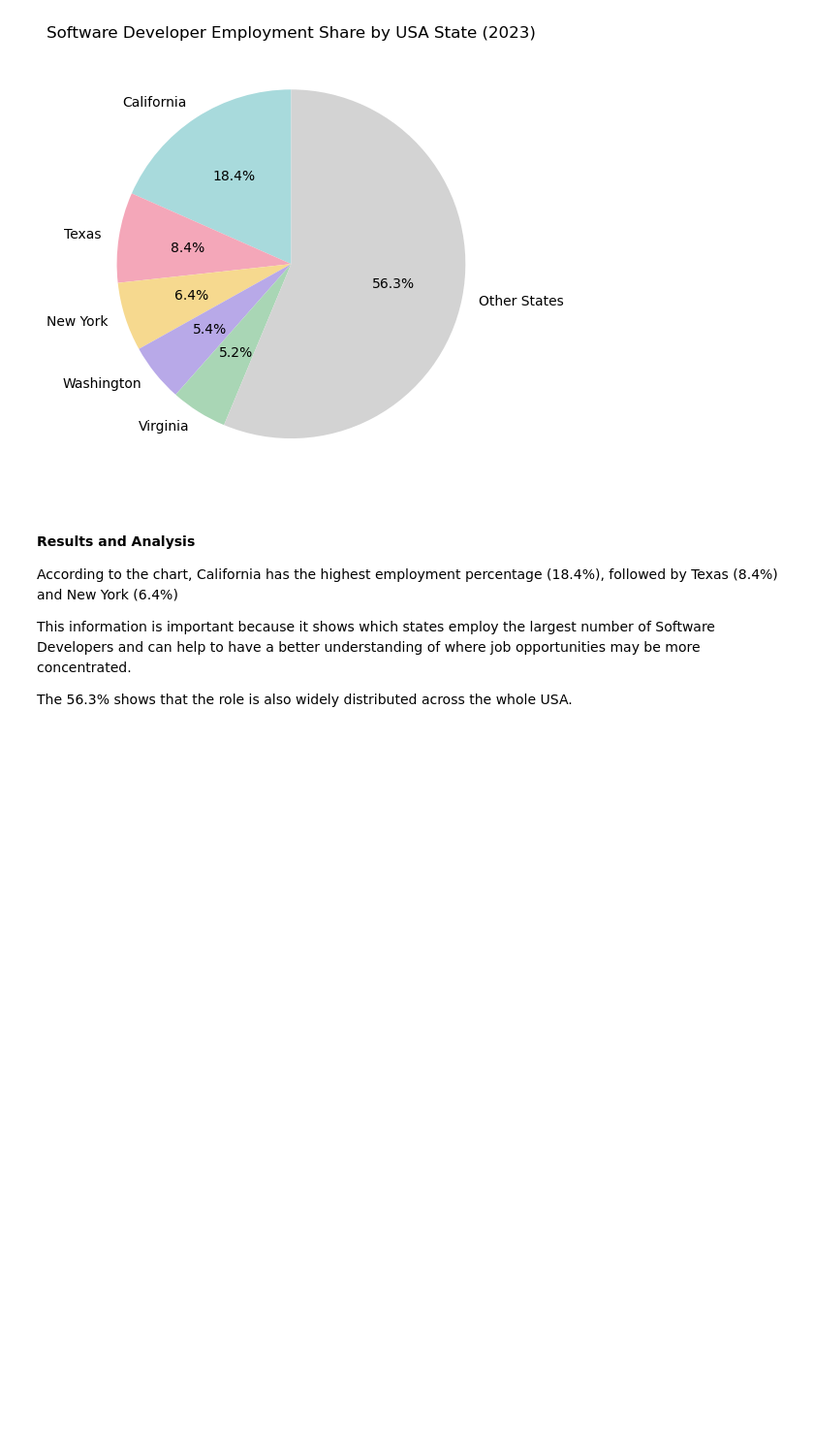
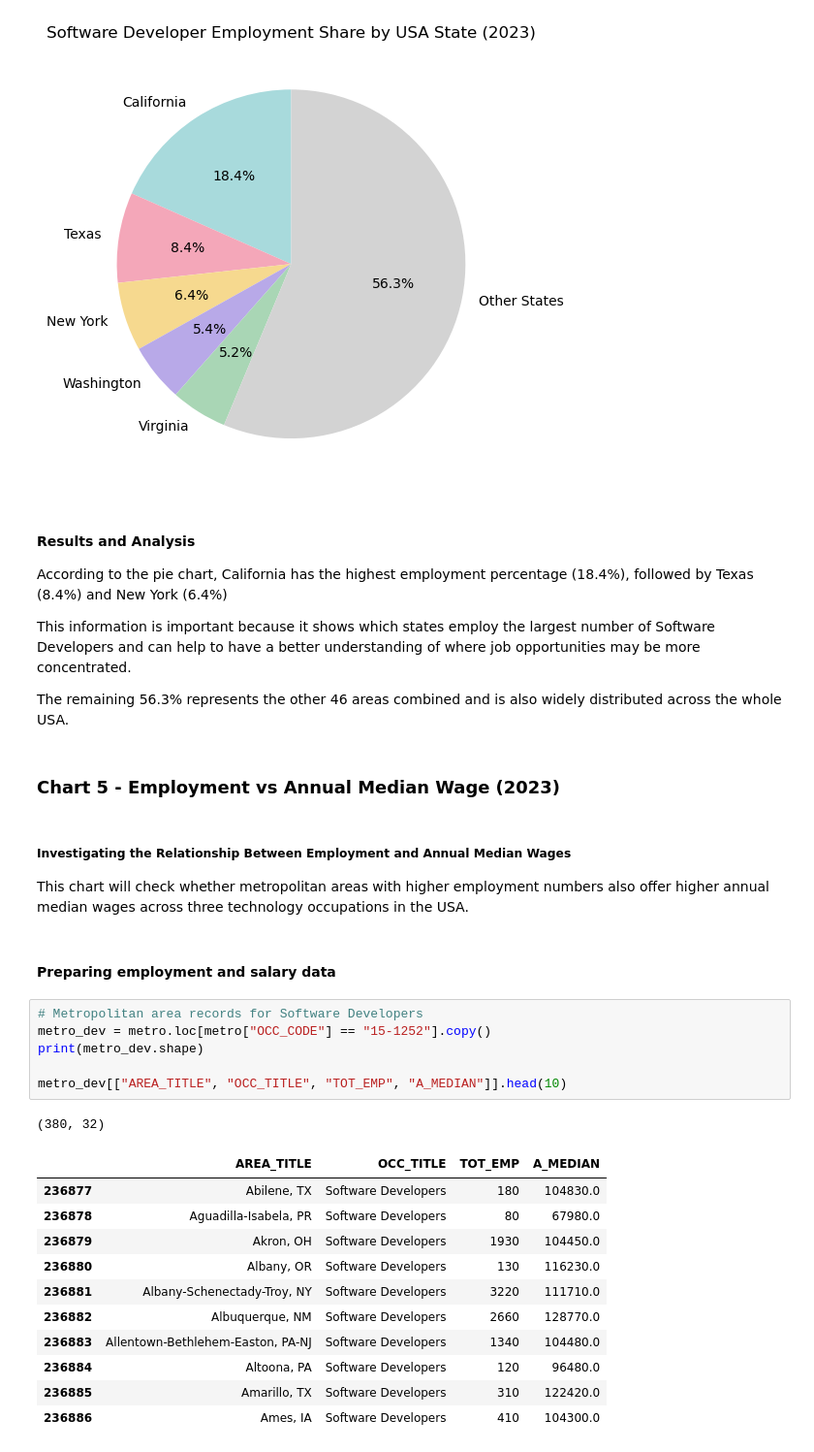
Before and after one commit to HeloEugenio0916/Data-Visualisation-and-Communication-CA1, a Jupyter notebook: CA1.ipynb, the cells around one changed output. Shown at 97% size. Drawn from its saved outputs; the diff is of its cells as text; blank space fills up the shorter version.

```diff
--- a/CA1.ipynb
+++ b/CA1.ipynb
@@ -583,8 +590,34 @@ plt.show()
 # %% [markdown]
 #### Results and Analysis
 
-According to the chart, California has the highest employment percentage (18.4%), followed by Texas (8.4%) and New York (6.4%)
+According to the  pie chart, California has the highest employment percentage (18.4%), followed by Texas (8.4%) and New York (6.4%)
 
 This information is important because it shows which states employ the largest number of Software Developers and can help to have a better understanding of where job opportunities may be more concentrated.
 
-The 56.3% shows that the role is also widely distributed across the whole USA.
+The remaining 56.3% represents the other 46 areas combined and is also widely distributed across the whole USA.
+# %% [markdown]
+### Chart 5 - Employment vs Annual Median Wage (2023)
+# %% [markdown]
+##### Investigating the Relationship Between Employment and Annual Median Wages
+This chart will check whether metropolitan areas with higher employment numbers also offer higher annual median wages across three technology occupations in the USA.
+# %% [markdown]
+#### Preparing employment and salary data
+# %%
+# Metropolitan area records for Software Developers
+metro_dev = metro.loc[metro["OCC_CODE"] == "15-1252"].copy()
+print(metro_dev.shape)
+
+metro_dev[["AREA_TITLE", "OCC_TITLE", "TOT_EMP", "A_MEDIAN"]].head(10)
+# %% [output]
+(380, 32)
+|  | AREA_TITLE | OCC_TITLE | TOT_EMP | A_MEDIAN |
+| 236877 | Abilene, TX | Software Developers | 180 | 104830.0 |
+| 236878 | Aguadilla-Isabela, PR | Software Developers | 80 | 67980.0 |
+| 236879 | Akron, OH | Software Developers | 1930 | 104450.0 |
+| 236880 | Albany, OR | Software Developers | 130 | 116230.0 |
+| 236881 | Albany-Schenectady-Troy, NY | Software Developers | 3220 | 111710.0 |
+| 236882 | Albuquerque, NM | Software Developers | 2660 | 128770.0 |
+| 236883 | Allentown-Bethlehem-Easton, PA-NJ | Software Developers | 1340 | 104480.0 |
+| 236884 | Altoona, PA | Software Developers | 120 | 96480.0 |
+| 236885 | Amarillo, TX | Software Developers | 310 | 122420.0 |
+| 236886 | Ames, IA | Software Developers | 410 | 104300.0 |
```
Also changed, not shown: parts of 13 cells of this notebook, 3 other files.
